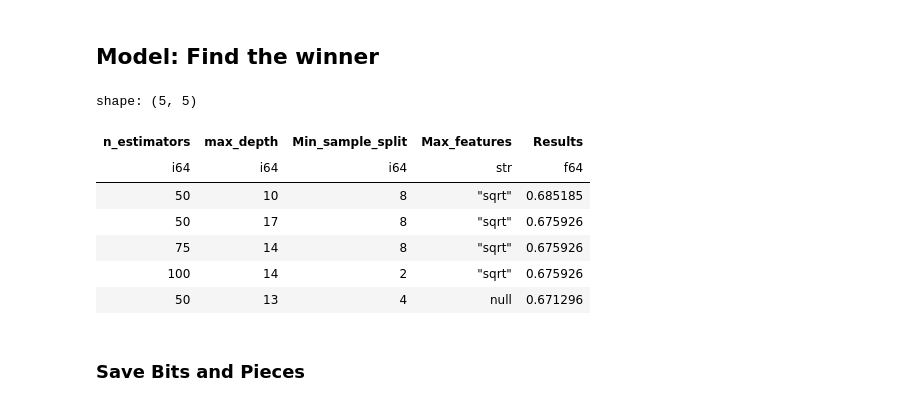
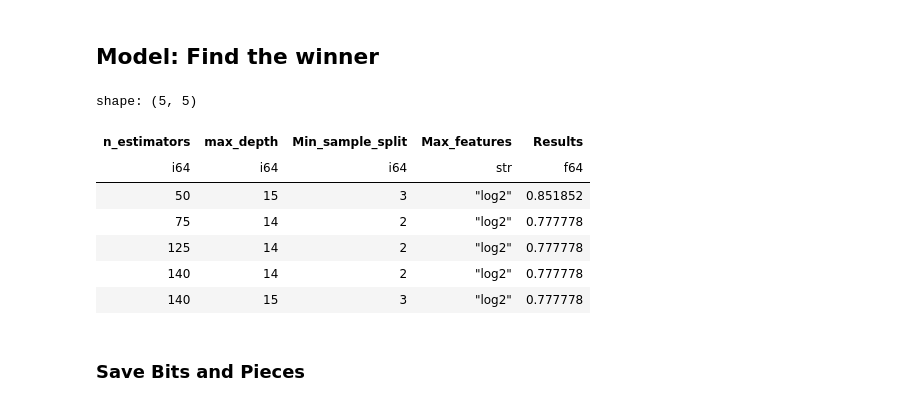
Before and after one commit to suttoe/AFLmodel, a Jupyter notebook: AFLEndOfYear.ipynb, the cells around one changed output. Saved outputs shown, nothing was run; the diff lists cells and outputs as text; code cells hidden in the pictures.

```diff
--- a/AFLEndOfYear.ipynb
+++ b/AFLEndOfYear.ipynb
@@ -646,7 +651,7 @@ seasonStep6 = (seasonStep5
 ## Player Rankings
 # %%
 %%R -o seasons
-seasonList <- c(2016,2017,2018,2019,2020,2021, 2022, 2023, 2024)
+seasonList <- c(2016,2017,2018,2019,2020,2021, 2022, 2023, 2024, 2025)
 first <- TRUE
 for(s in seasonList) {
 
@@ -685,7 +690,9 @@ playerPoints = (seasons
                      #.drop('roundId')
                      .join(seasonsBase.select('compSeason.year', 'round.roundNumber', 'round.id'), how='left', on=['compSeason.year', 'round.roundNumber'])
                      .unique()
-                     .with_columns(pl.col('round.id').cast(pl.Int32))
+                     .with_columns(pl.col('round.id').cast(pl.Int32),
+                                   pl.col('ratingPoints').fill_null(0))
+                     .filter(pl.col('round.id').is_not_null())
                )
 # %%
 #Create the base of the player ratings
@@ -746,14 +752,14 @@ from sklearn.pipeline import Pipeline
 from sklearn.preprocessing import StandardScaler, Normalizer
 import pickle
 # %%
-trainX = dataFinal.filter(pl.col('compSeason.year') != 2024).drop('win.margin', 'winner', 'compSeason.year', 'round.id', 'home.team.id', 'away.team.id')
-trainY = dataFinal.filter(pl.col('compSeason.year') != 2024).select('round.id', 'home.team.id',
+trainX = dataFinal.filter(pl.col('compSeason.year') != 2025).drop('win.margin', 'winner', 'compSeason.year', 'round.id', 'home.team.id', 'away.team.id')
+trainY = dataFinal.filter(pl.col('compSeason.year') != 2025).select('round.id', 'home.team.id',
                                                                     'away.team.id', 'win.margin', 'winner')
 trainWinner = trainY.select('winner').to_numpy().ravel()
 trainMargin = trainY.select('win.margin').to_numpy().ravel()
 # %%
-testX = dataFinal.filter(pl.col('compSeason.year') == 2024).drop('win.margin', 'winner', 'compSeason.year',  'round.id', 'home.team.id', 'away.team.id')
-testY = dataFinal.filter(pl.col('compSeason.year') == 2024).select('round.id', 'home.team.id',
+testX = dataFinal.filter(pl.col('compSeason.year') == 2025).drop('win.margin', 'winner', 'compSeason.year',  'round.id', 'home.team.id', 'away.team.id')
+testY = dataFinal.filter(pl.col('compSeason.year') == 2025).select('round.id', 'home.team.id',
                                                                     'away.team.id', 'win.margin', 'winner')
 testWinner = testY.select('winner').to_numpy().ravel()
 testMargin = testY.select('win.margin').to_numpy().ravel()
@@ -798,14 +804,14 @@ for ne in n_estimators:
 paramTesting = pl.DataFrame({'n_estimators' : ne_list, 'max_depth' : md_list, 'Min_sample_split' : mss_list, 'Max_features' : mf_list,
                              'Results': result})
 # %%
-paramTesting.sort('Results', descending=True).head()
+paramTesting.sort('Results', descending=True).with_columns(((pl.col('Results') *216)/27).alias('Results')).head()
 # %% [output]
 shape: (5, 5)
 | n_estimators | max_depth | Min_sample_split | Max_features | Results |
 | i64 | i64 | i64 | str | f64 |
-| 50 | 10 | 8 | "sqrt" | 0.685185 |
-| 50 | 17 | 8 | "sqrt" | 0.675926 |
-| 75 | 14 | 8 | "sqrt" | 0.675926 |
-| 100 | 14 | 2 | "sqrt" | 0.675926 |
-| 50 | 13 | 4 | null | 0.671296 |
+| 50 | 15 | 3 | "log2" | 0.851852 |
+| 75 | 14 | 2 | "log2" | 0.777778 |
+| 125 | 14 | 2 | "log2" | 0.777778 |
+| 140 | 14 | 2 | "log2" | 0.777778 |
+| 140 | 15 | 3 | "log2" | 0.777778 |
 # %%
```
Also changed, not shown: parts of 9 cells of this notebook.
